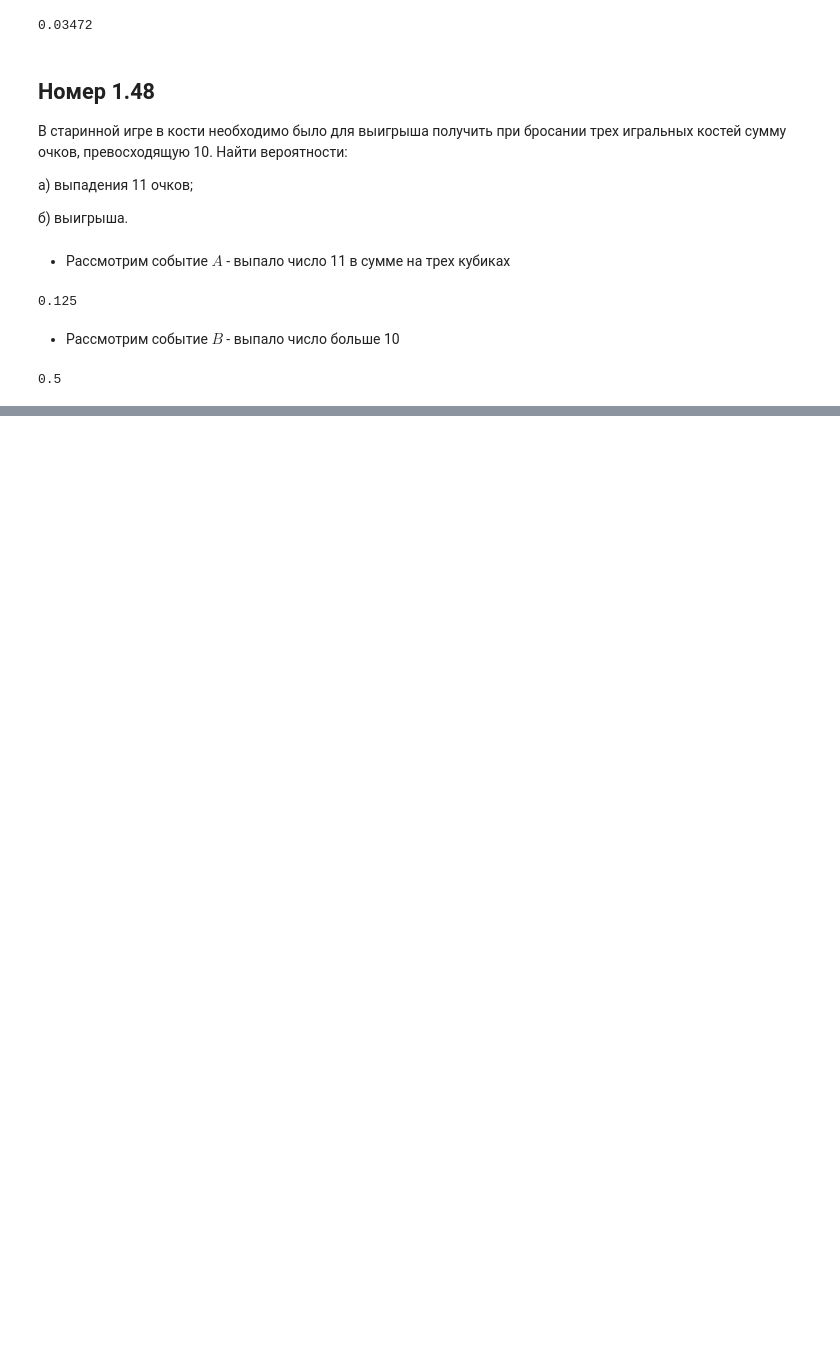
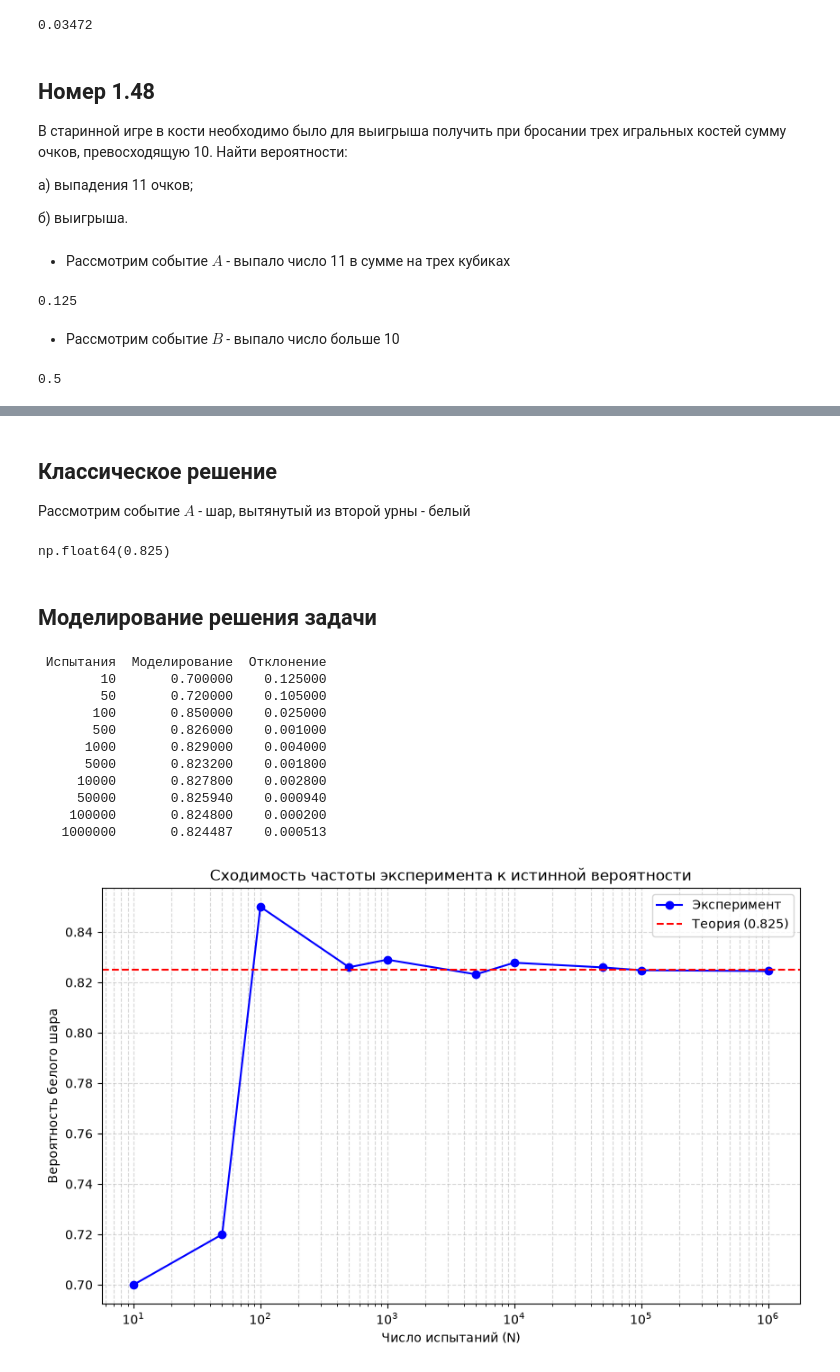
Before and after one commit to morozzz7/teor_ver, a Jupyter notebook: labs/laba1.ipynb, the cells around one changed output, grey strips where cells are left out. Drawn from its saved outputs; the diff is of its cells as text; code cells hidden in the pictures; blank space fills up the shorter version.

```diff
--- a/labs/laba1.ipynb
+++ b/labs/laba1.ipynb
@@ -179,0 +189,73 @@ var_count / len(variants)
+# %% [markdown]
+## Классическое решение
+
+Рассмотрим событие $A$ - шар, вытянутый из второй урны - белый
+# %%
+w1, b1 = 15, 5
+w2, b2 = 6, 1
+total_1 = w1 + b1
+balls_to_move = 3
+total_2 = w2 + b2 + balls_to_move
+final_w_prob = 0
+
+total_comb = sc.comb(total_1, balls_to_move)
+for w in range(balls_to_move + 1):
+    b = balls_to_move - w
+    prob_transfer = (sc.comb(w1, w) * sc.comb(b1, b)) / total_comb
+    prob_w_from_2 = (w2 + w) / total_2
+    final_w_prob += prob_transfer * prob_w_from_2
+
+
+final_w_prob
+# %% [output]
+np.float64(0.825)
+# %% [markdown]
+## Моделирование решения задачи
+# %%
+
+def run_simulation(trials):
+    urn1 = [1] * 15 + [0] * 5  # 1 - белый, 0 - черный
+    success = 0
+    for _ in range(trials):
+        moved = random.sample(urn1, 3)
+        w2_current = 6 + sum(moved)
+        if random.random() < (w2_current / 10.0):
+            success += 1
+    return success / trials
+
+# Моделирование для разного количества шагов
+trial_counts = [10, 50, 100, 500, 1000, 5000, 10000, 50000, 100000, 1000000]
+data = []
+
+for t in trial_counts:
+    sim_p = run_simulation(t)
+    deviation = abs(sim_p - final_w_prob)
+    data.append({"Испытания": t, "Моделирование": sim_p, "Отклонение": deviation})
+
+df = pd.DataFrame(data)
+print(df.to_string(index=False))
+
+plt.figure(figsize=(10, 6))
+plt.plot(df["Испытания"], df["Моделирование"], marker='o', linestyle='-', color='b', label='Эксперимент')
+plt.axhline(y=final_w_prob, color='r', linestyle='--', label=f'Теория ({final_w_prob})')
+
+plt.xscale('log')
+plt.xlabel('Число испытаний (N)')
+plt.ylabel('Вероятность белого шара')
+plt.title('Сходимость частоты эксперимента к истинной вероятности')
+plt.grid(True, which="both", linestyle="--", alpha=0.5)
+plt.legend()
+plt.show()
+# %% [output]
+ Испытания  Моделирование  Отклонение
+        10       0.700000    0.125000
+        50       0.720000    0.105000
+       100       0.850000    0.025000
+       500       0.826000    0.001000
+      1000       0.829000    0.004000
+      5000       0.823200    0.001800
+     10000       0.827800    0.002800
+     50000       0.825940    0.000940
+    100000       0.824800    0.000200
+   1000000       0.824487    0.000513
+[figure, added]
```
Also changed, not shown: parts of 3 cells of this notebook.
